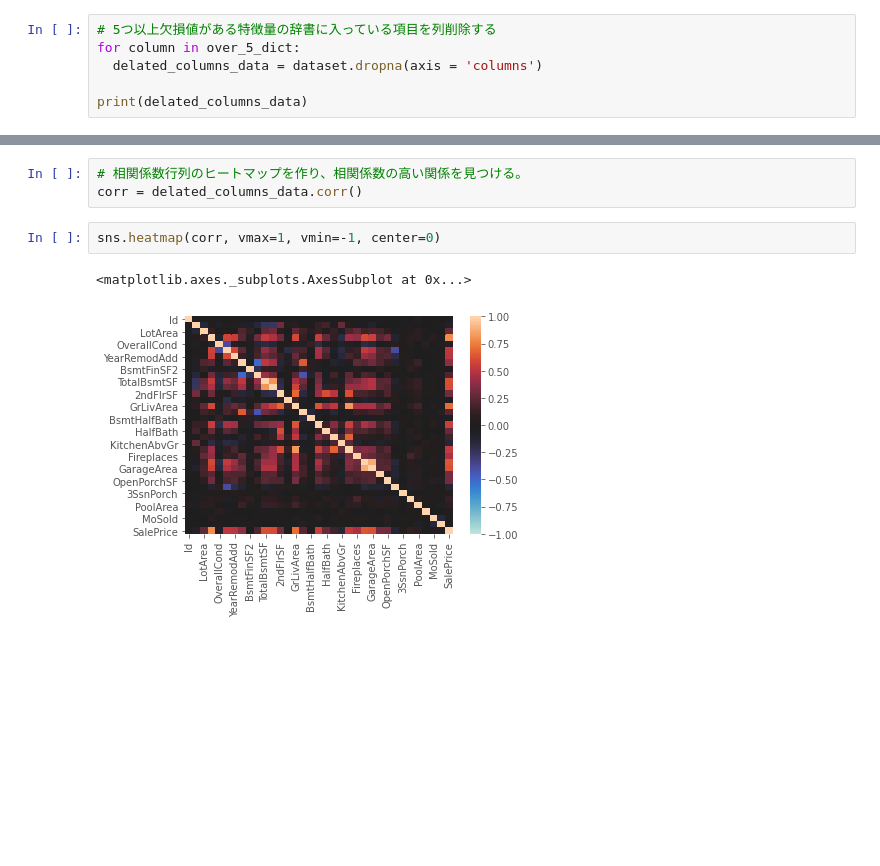
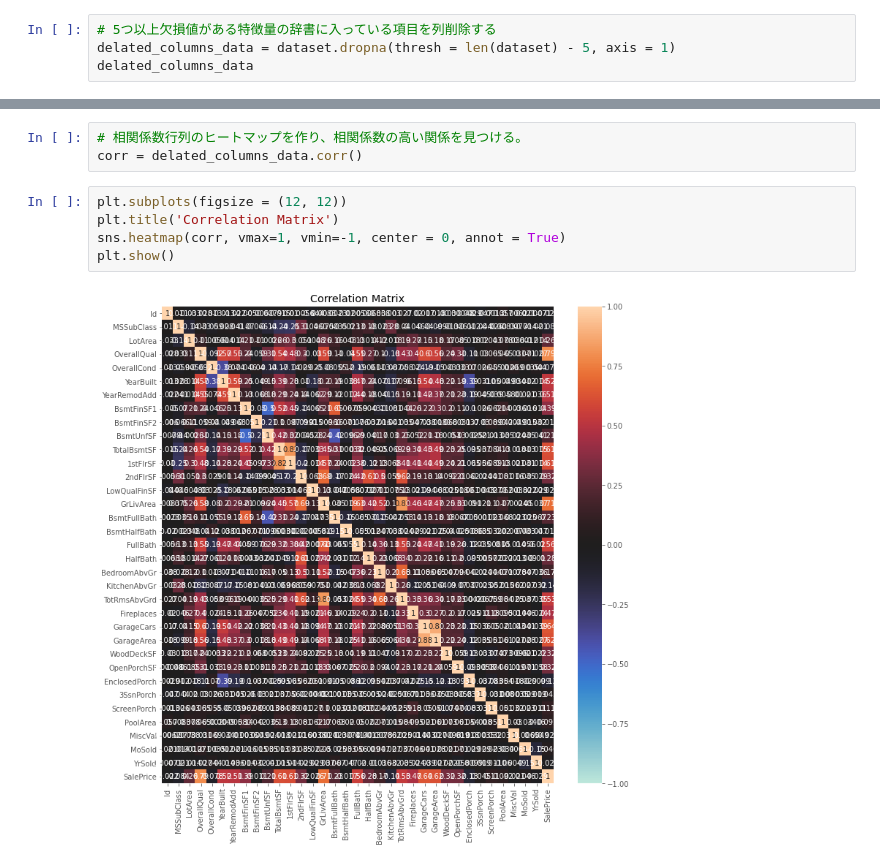
Before and after one commit to shinmiura/diveintocode-ml, a Jupyter notebook: 住宅情報の分析.ipynb, the cells around one changed output, grey strips where cells are left out. Drawn from its saved outputs; the diff is of its cells as text; blank space fills up the shorter version.

```diff
--- a/住宅情報の分析.ipynb
+++ b/住宅情報の分析.ipynb
@@ -308,7 +318,5 @@ print(over_5_dict)
 # %%
 # 5つ以上欠損値がある特徴量の辞書に入っている項目を列削除する
-for column in over_5_dict:
-  delated_columns_data = dataset.dropna(axis = 'columns')
-
-print(delated_columns_data)
+delated_columns_data = dataset.dropna(thresh = len(dataset) - 5, axis = 1)
+delated_columns_data
 # %% [output]
@@ -437,7 +418,9 @@ TypeError: ignored
 # 相関係数行列のヒートマップを作り、相関係数の高い関係を見つける。
 corr = delated_columns_data.corr()
 # %%
-sns.heatmap(corr, vmax=1, vmin=-1, center=0)
+plt.subplots(figsize = (12, 12))
+plt.title('Correlation Matrix')
+sns.heatmap(corr, vmax=1, vmin=-1, center = 0, annot = True)
+plt.show()
 # %% [output]
-<matplotlib.axes._subplots.AxesSubplot at 0x...>
-[figure, old version]
+[figure, new version]
```
Also changed, not shown: parts of 16 cells of this notebook.
